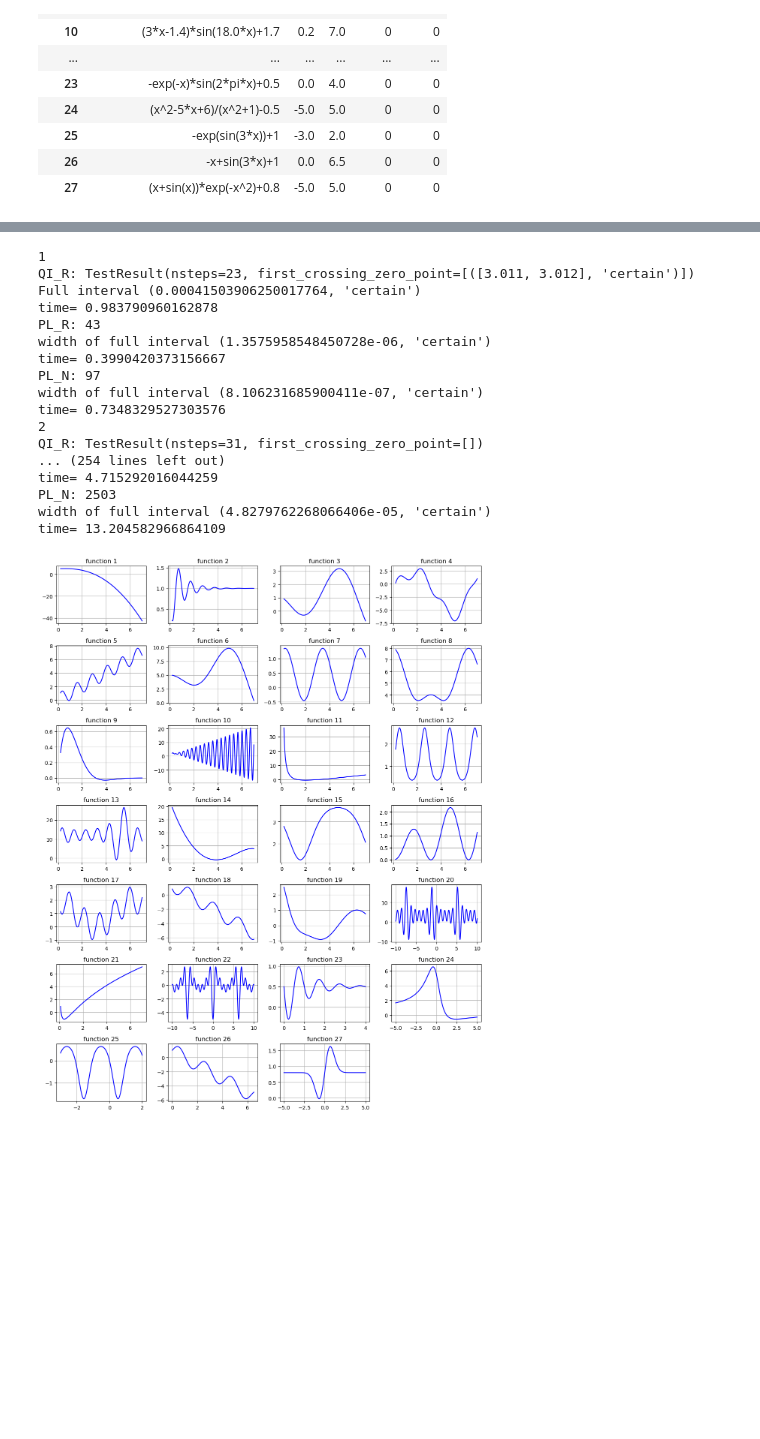
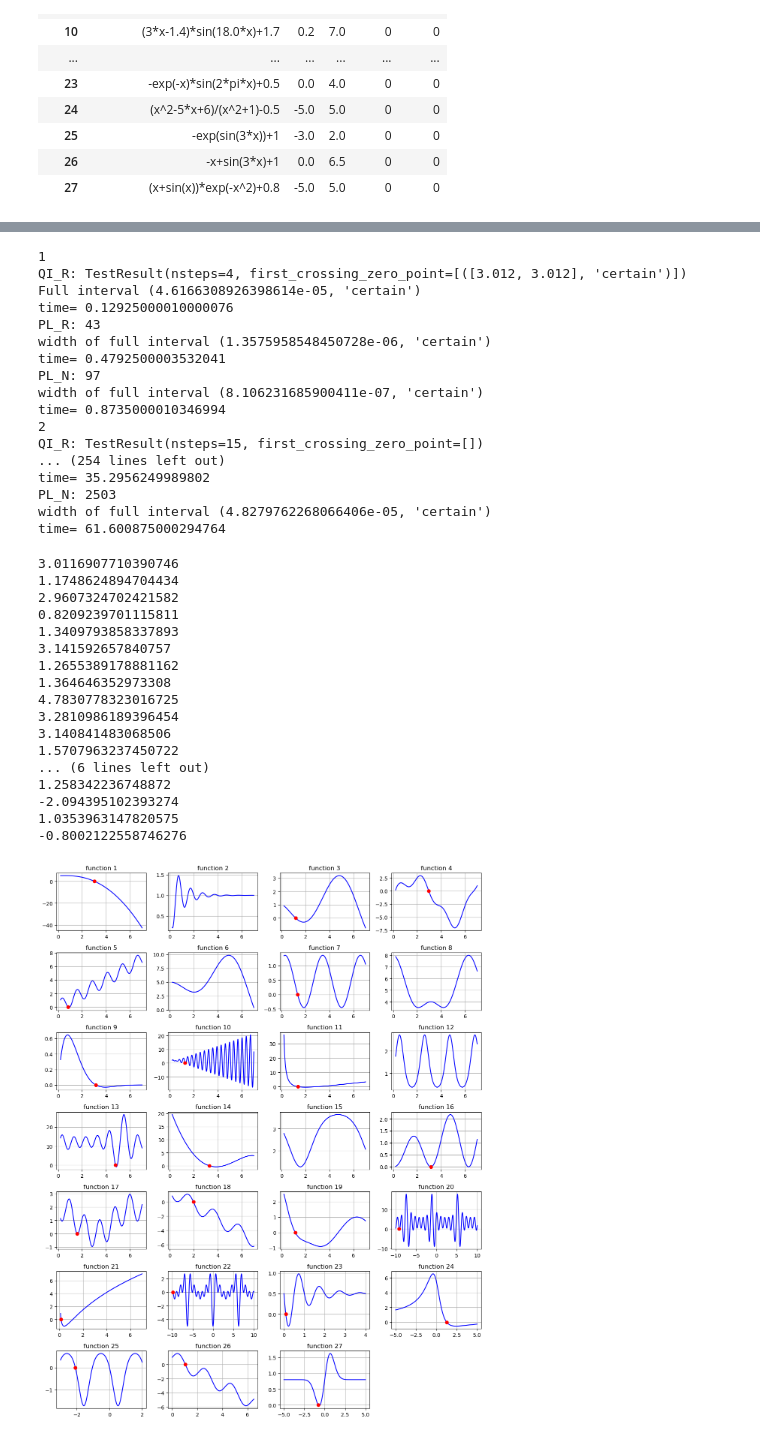
Before and after one commit to zhongqi2016/FirstZeroSolver, a Jupyter notebook: method_visi.ipynb, the cells around one changed output, grey strips where cells are left out. Saved outputs shown, nothing was run; the diff lists cells and outputs as text; code cells hidden in the pictures; blank space fills up the shorter version.

Commit message:
Plots were made for the calculation process

```diff
--- a/method_visi.ipynb
+++ b/method_visi.ipynb
@@ -118,7 +118,8 @@ def get_full_interval(intervals):
             return ival.Interval([intervals[0].x[0], intervals[-1].x[1]])
 
 
-for test in df.itertuples():
+res_list = [0] * len(list(df.itertuples()))
+for i, test in enumerate(df.itertuples()):
     print(test.Index)
     points_db[test.Index] = {'psl_lipint_points_list': [], 'psl_lip_points_list': [], 'psqe_lipint_points_list': [],
                              'psqe_lip_points_list': [], 'bnb2_pslint_points_list': [], 'bnb2_psl_points_list': [],
@@ -127,7 +128,9 @@ for test in df.itertuples():
 
     prob = uvpr.UniVarProblem(test.Index, test.objective, test.a, test.b, test.min_f, test.min_x,
                               lambda x: log_point(x, points_db[test.Index]['bnb2_lipint_points_list']), True)
-
+    res = sfzcp.new_method(prob, symm=False, epsilon=(test.b - test.a) * 1e-4, global_lipschitz_interval=False,
+                           estimator=2, reduction=1).first_crossing_zero_point
+    res_list[i] = res
     # T1 = time.perf_counter()
     # qir = sfzcp.new_method(prob, symm=False, epsilon=(test.b - test.a) * 1e-4, global_lipschitz_interval=True,
     #                        estimator=2, reduction=1)
@@ -138,7 +141,7 @@ for test in df.itertuples():
 
     T1 = time.perf_counter()
     qir = sfzcp.new_method(prob, symm=False, epsilon=(test.b - test.a) * 1e-4, global_lipschitz_interval=True,
-                           estimator=2, reduction=0)
+                           estimator=2, reduction=1)
     print('QI_R:', qir)
     print('Full interval', get_full_interval(qir.first_crossing_zero_point))
     T2 = time.perf_counter()
@@ -168,22 +171,22 @@ for test in df.itertuples():
     # print('time=', (T2 - T1) * 1000)
 # %% [output]
 1
-QI_R: TestResult(nsteps=23, first_crossing_zero_point=[([3.011, 3.012], 'certain')])
-Full interval (0.00041503906250017764, 'certain')
-time= 0.983790960162878
+QI_R: TestResult(nsteps=4, first_crossing_zero_point=[([3.012, 3.012], 'certain')])
+Full interval (4.6166308926398614e-05, 'certain')
+time= 0.12925000010000076
 PL_R: 43
 width of full interval (1.3575958548450728e-06, 'certain')
-time= 0.3990420373156667
+time= 0.4792500003532041
 PL_N: 97
 width of full interval (8.106231685900411e-07, 'certain')
-time= 0.7348329527303576
+time= 0.8735000010346994
 2
-QI_R: TestResult(nsteps=31, first_crossing_zero_point=[])
+QI_R: TestResult(nsteps=15, first_crossing_zero_point=[])
 ... (254 lines left out)
-time= 4.715292016044259
+time= 35.2956249989802
 PL_N: 2503
 width of full interval (4.8279762268066406e-05, 'certain')
-time= 13.204582966864109
+time= 61.600875000294764
 # %%
 import matplotlib.pyplot as plt
 
@@ -191,7 +194,7 @@ cols = 4
 fig, axes = plt.subplots(7, cols, figsize=(12, 15))
 
 
-def sub_plot_problem(prob, tips, npoints=1000, legend=2):
+def sub_plot_problem(prob, tips, zero, npoints=1000):
     """
        Plots a problem
 
@@ -199,37 +202,55 @@ def sub_plot_problem(prob, tips, npoints=1000, legend=2):
        ----------
        prob : UniVarProblem
            The problem to plot
        npoints : int
            number of points used to draw a plot
        """
-
-    #     colors = ['r-', 'b-', 'g-', 'y-', 'm-', 'c-']
     step = (prob.b - prob.a) / npoints
     ta = np.arange(prob.a, prob.b + step, step)
     num_points = len(ta)
     fta = np.empty([num_points])
 
     for i in range(num_points):
         fta[i] = prob.objective(ta[i])
-    lb = np.amin(fta)
-    ub = np.amax(fta)
-    d = (ub - lb) * 0.1
+
     ax.plot(ta, fta, tips['function'])
+    if len(zero) != 0:
+        z = zero[0][0].mid()
+        print(z)
+        ax.scatter(z, 0, color='red', zorder=3)
+        # ax.text(z-0.2, 0, rf'$x^*$', fontsize=12, ha='center', color='red')
     # ax.ylim([lb - d - legend, ub + d])
 
 
 for i, test in enumerate(df.itertuples()):
     ax = axes[i // cols, i % cols]
     prob = uvpr.UniVarProblem(test.Index, test.objective, test.a, test.b, test.min_f, test.min_x)
-    sub_plot_problem(prob, {'function': 'b-'}, legend=legend_size)
+    sub_plot_problem(prob, {'function': 'b-'}, res_list[i])
     ax.set_title(f'function {i + 1}')
     ax.grid(True)
 
 # for j in range(len(df.itertuples()), cols * 7):
 fig.delaxes(axes.flatten()[27])
 
 plt.tight_layout()
 # plt.show()
 plt.savefig('./all_funs.png', dpi=500)
 # %% [output]
+3.0116907710390746
+1.1748624894704434
+2.9607324702421582
+0.8209239701115811
+1.3409793858337893
+3.141592657840757
+1.2655389178881162
+1.364646352973308
+4.7830778323016725
+3.2810986189396454
+3.140841483068506
+1.5707963237450722
+... (6 lines left out)
+1.258342236748872
+-2.094395102393274
+1.0353963147820575
+-0.8002122558746276
-[figure, old version]
+[figure, new version]
```
Also changed, not shown: parts of 2 cells of this notebook, 4 other files.
